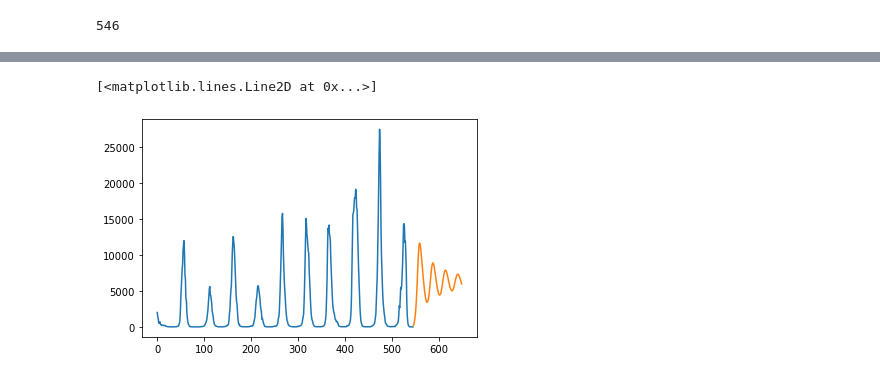
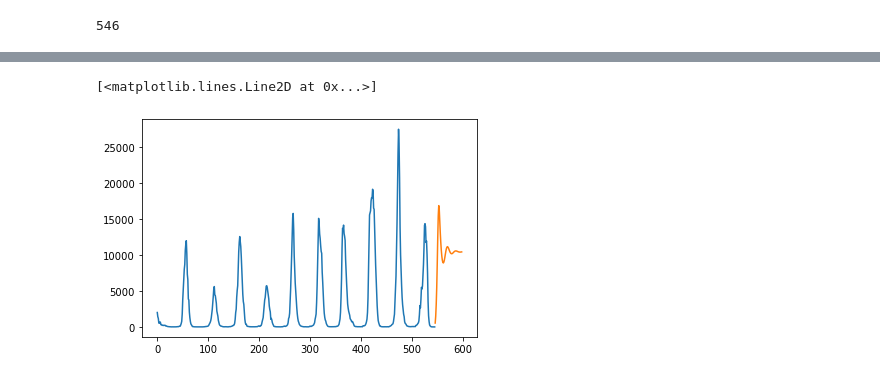
Before and after one commit to nctung4/Flu_Time_Series_Forecasting, a Jupyter notebook: LSTM_model.ipynb, the cells around one changed output, grey strips where cells are left out. Drawn from its saved outputs; the diff is of its cells as text; code cells hidden in the pictures.

```diff
--- a/LSTM_model.ipynb
+++ b/LSTM_model.ipynb
@@ -140,4 +147,4 @@ _________________________________________________________________
 # %%
-EPOCHS = 50
-H = model.fit(X_train,y_train,validation_data=(X_test, y_test), epochs = EPOCHS, batch_size = 32, verbose = 1)
+EPOCHS = 40
+H = model.fit(X_train,y_train, epochs = EPOCHS, batch_size = 1, validation_split=0.25, shuffle=False, verbose = 1)
 # %% [output]
@@ -201,3 +208,12 @@ This is a good model, not over and underfitted.
 len(test_data)
 # %% [output]
 110
+# %%
+x_input = test_data_scaled[len(test_data_scaled)-3:].reshape(1,-1)
+prediction_arr = x_input.reshape(3,1)
+temp_arr = np.vstack((x_input[:,1:].reshape(2,1),asd))
+print(x_input)
+print('---')
+print(prediction_arr)
+print('---')
+print(temp_arr)
@@ -204,19 +261,21 @@ len(test_data)
 # %%
 # We need the last 5 value from the test data to start the prediction
-x_input = test_data[len(test_data)-5:].reshape(1,-1)
+x_input = test_data_scaled[len(test_data_scaled)-3:].reshape(1,-1)
 
 # x_input to list
 temp_input = list(x_input)
 temp_input = temp_input[0].tolist()
 
+# prediction_array
+prediction_arr = x_input.reshape(3,1)
 
 # find next 104 value
 output = []
-time_step = 5
+time_step = 3
 i = 0
 
-while(i<104):
-    if(len(temp_input)>5):
+while(i<52):
+    if(len(temp_input)>3):
         # last 5 element after the first loop
         x_input = np.array(temp_input[1:])
         #reshaping
@@ -224,6 +283,11 @@ while(i<104):
         x_input = x_input.reshape(1, time_step, 1)
         # predict
         y_hat = model.predict(x_input, verbose = 0)
+
+        # add to final pred arr
+        temp_arr = np.vstack((x_input[:,1:].reshape(2,1),y_hat))
+        prediction_arr = np.append(prediction_arr,temp_arr.reshape(1,3,1), axis=0)
+
         # adding to the temp list
         temp_input.append(y_hat[0][0].tolist())
         # change temp list to the last 5 value
@@ -237,11 +301,18 @@ while(i<104):
         x_input = x_input.reshape(1, time_step, 1)
         y_hat = model.predict(x_input, verbose = 0)
 
+        # add to final prediction arr
+        temp_arr = np.vstack((x_input[:,1:].reshape(2,1),y_hat))
+        prediction_arr = np.stack((prediction_arr,temp_arr))
+
         # adding the value to temp input list
         temp_input.append(y_hat[0][0].tolist())
         # adding the value to output list
         output.append(y_hat[0][0].tolist())
         i = i+1
 
+prediction_arr = prediction_arr.reshape(prediction_arr.shape[0],prediction_arr.shape[1],1)
 print(output)
+print('---------------------------------')
+print(prediction_arr)
 # %% [output]
@@ -249,5 +336,6 @@ print(output)
 # %%
-y_pred_2yrs = scaler.inverse_transform(np.array(output).reshape(-1,1))
+y_pred_2yrs = model.predict(prediction_arr)
+y_pred_2yrs = scaler.inverse_transform(y_pred_2yrs.reshape(1,-1))
 # %%
 len(forecast_data)
 # %% [output]
@@ -255,6 +361,6 @@ len(forecast_data)
 # %%
 plt.plot(np.arange(0,546),forecast_data)
-plt.plot(np.arange(546,546+104),y_pred_2yrs)
+plt.plot(np.arange(546,546+53),y_pred_2yrs[0])
 # %% [output]
 [<matplotlib.lines.Line2D at 0x...>]
-[figure, old version]
+[figure, new version]
```
Also changed, not shown: parts of 27 cells of this notebook, 1 other file.
